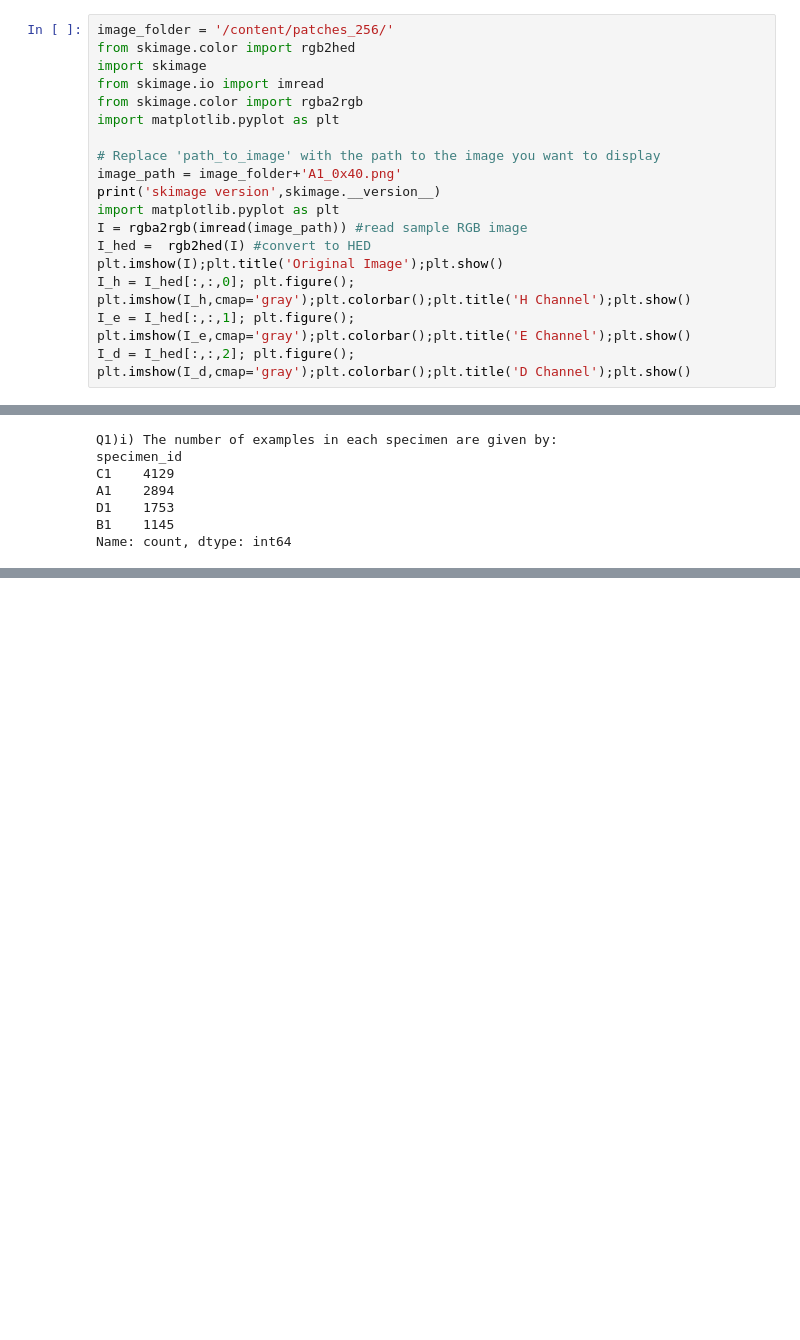
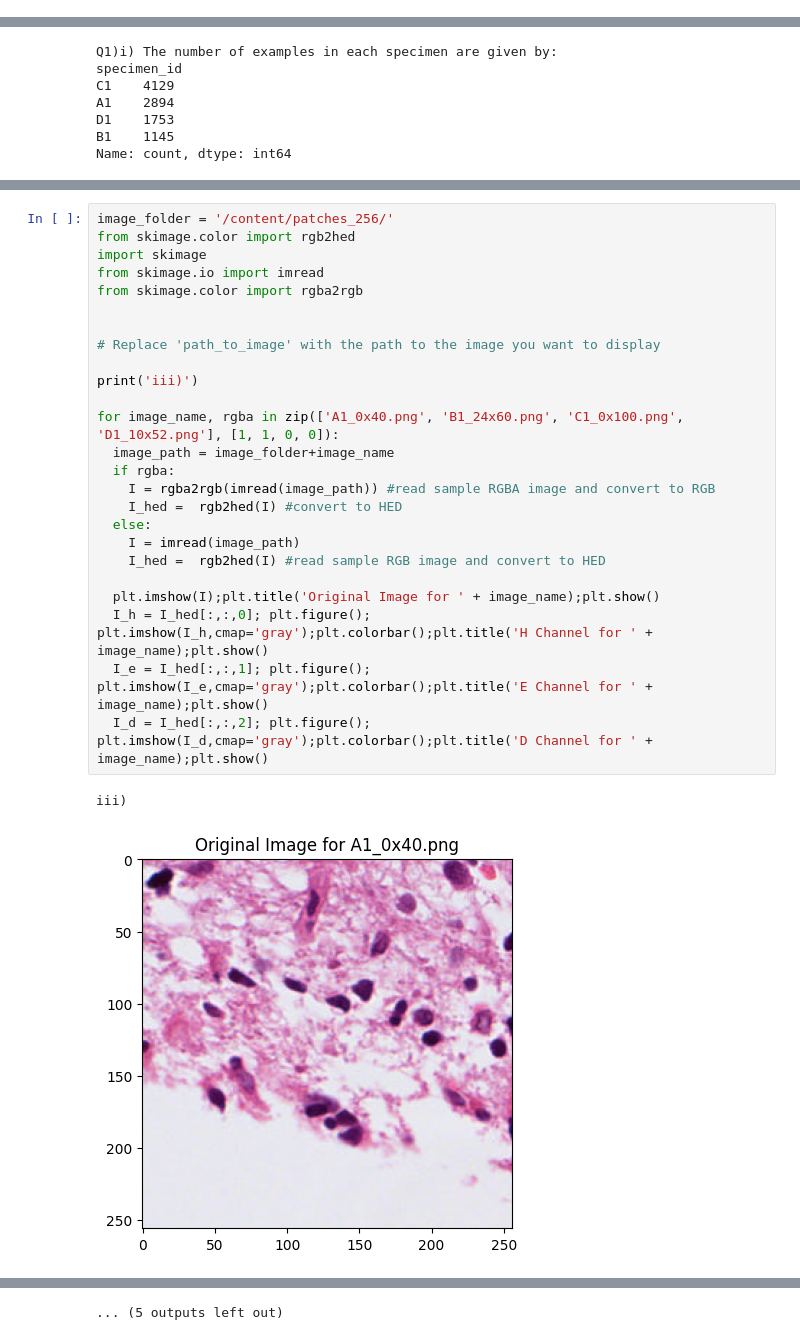
Before and after one commit to aloka-dias/data-mining-assignment-2, a Jupyter notebook: data_mining_assignment_2.ipynb, the cells around one changed output, grey strips where cells are left out. Saved outputs shown, nothing was run; the diff lists cells and outputs as text; blank space fills up the shorter version.

```diff
--- a/data_mining_assignment_2.ipynb
+++ b/data_mining_assignment_2.ipynb
@@ -56,21 +57,3 @@ D1_9x69  -1.597396  0.032207 -0.867649  9x69           D1
 D1_9x71  -1.361031  0.182037 -1.186771  9x71           D1
 
 [9921 rows x 44 columns]
-# %%
-image_folder = '/content/patches_256/'
-from skimage.color import rgb2hed
-import skimage
-from skimage.io import imread
-from skimage.color import rgba2rgb
-import matplotlib.pyplot as plt
-
-# Replace 'path_to_image' with the path to the image you want to display
-image_path = image_folder+'A1_0x40.png'
-print('skimage version',skimage.__version__)
-import matplotlib.pyplot as plt
-I = rgba2rgb(imread(image_path)) #read sample RGB image
-I_hed =  rgb2hed(I) #convert to HED
-plt.imshow(I);plt.title('Original Image');plt.show()
-I_h = I_hed[:,:,0]; plt.figure(); plt.imshow(I_h,cmap='gray');plt.colorbar();plt.title('H Channel');plt.show()
-I_e = I_hed[:,:,1]; plt.figure();  plt.imshow(I_e,cmap='gray');plt.colorbar();plt.title('E Channel');plt.show()
-I_d = I_hed[:,:,2]; plt.figure();  plt.imshow(I_d,cmap='gray');plt.colorbar();plt.title('D Channel');plt.show()
@@ -103,3 +81,31 @@ fig.tight_layout()
 plt.show()
 # %% [output]
 [figure]
+# %%
+image_folder = '/content/patches_256/'
+from skimage.color import rgb2hed
+import skimage
+from skimage.io import imread
+from skimage.color import rgba2rgb
+
+
+# Replace 'path_to_image' with the path to the image you want to display
+
+print('iii)')
+
+for image_name, rgba in zip(['A1_0x40.png', 'B1_24x60.png', 'C1_0x100.png', 'D1_10x52.png'], [1, 1, 0, 0]):
+  image_path = image_folder+image_name
+  if rgba:
+    I = rgba2rgb(imread(image_path)) #read sample RGBA image and convert to RGB
+    I_hed =  rgb2hed(I) #convert to HED
+  else:
+    I = imread(image_path)
+    I_hed =  rgb2hed(I) #read sample RGB image and convert to HED
+
+  plt.imshow(I);plt.title('Original Image for ' + image_name);plt.show()
+  I_h = I_hed[:,:,0]; plt.figure(); plt.imshow(I_h,cmap='gray');plt.colorbar();plt.title('H Channel for ' + image_name);plt.show()
+  I_e = I_hed[:,:,1]; plt.figure();  plt.imshow(I_e,cmap='gray');plt.colorbar();plt.title('E Channel for ' + image_name);plt.show()
+  I_d = I_hed[:,:,2]; plt.figure();  plt.imshow(I_d,cmap='gray');plt.colorbar();plt.title('D Channel for ' + image_name);plt.show()
+# %% [output]
+iii)
+[figure, added]
@@ -105,0 +122 @@ plt.show()
+... (5 outputs left out)
```
Also changed, not shown: parts of 4 cells of this notebook.
